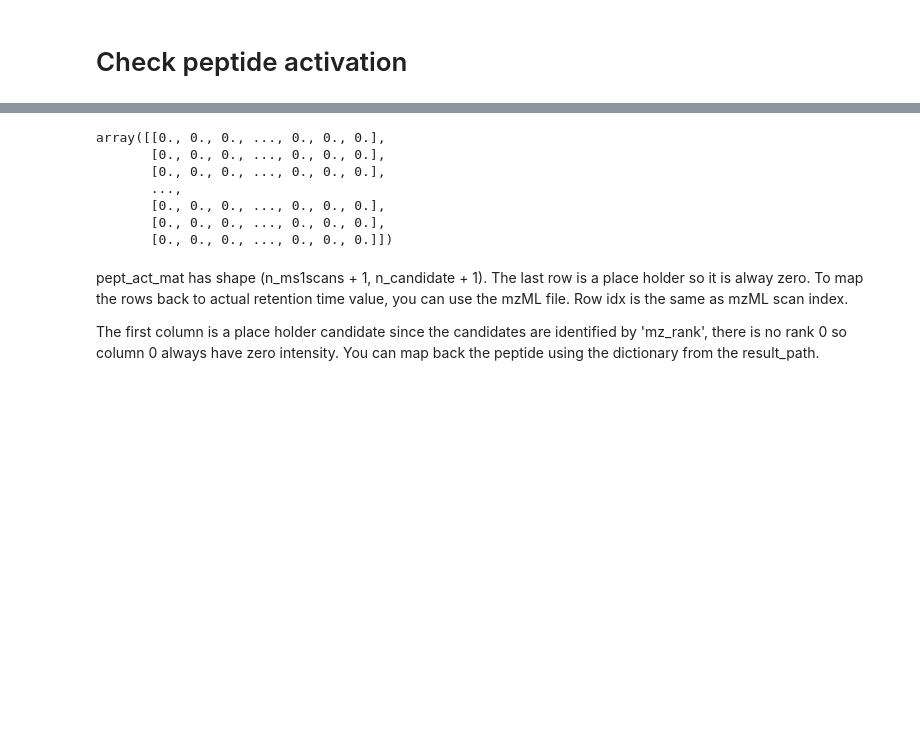
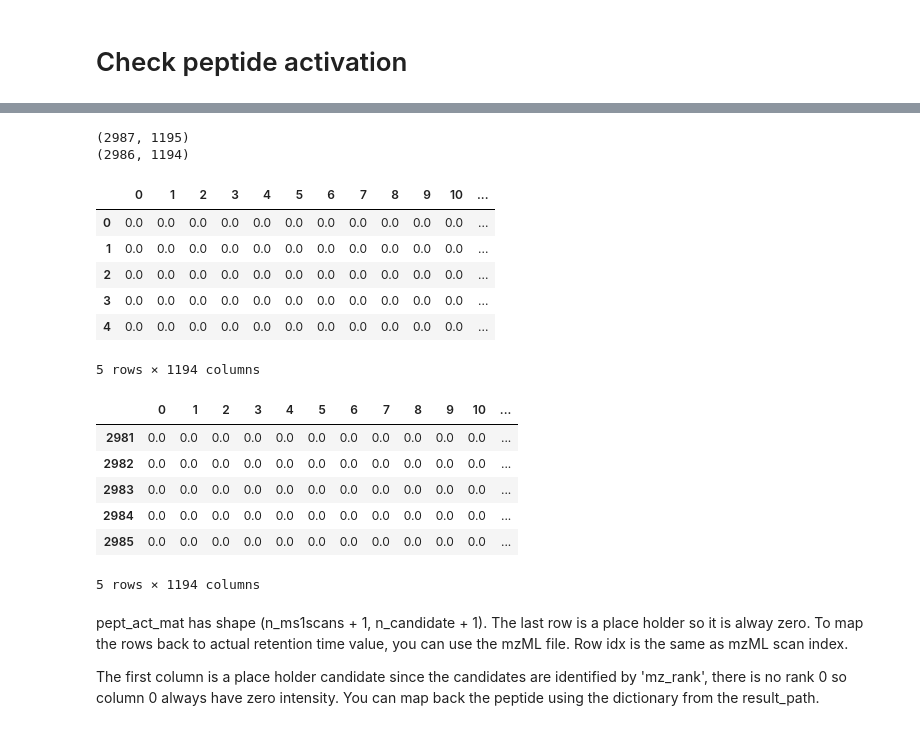
Before and after one commit to wilhelm-lab/SWAPS, a Jupyter notebook: SWAPS/notebooks/dev_90_ayla_test.ipynb, the cells around one changed output, grey strips where cells are left out. Saved outputs shown, nothing was run; the diff lists cells and outputs as text; code cells hidden in the pictures; blank space fills up the shorter version.

```diff
--- a/SWAPS/notebooks/dev_90_ayla_test.ipynb
+++ b/SWAPS/notebooks/dev_90_ayla_test.ipynb
@@ -127,16 +135,33 @@ pept_act_mat.shape
-# %%
-pept_act_mat
-# %% [output]
-array([[0., 0., 0., ..., 0., 0., 0.],
-       [0., 0., 0., ..., 0., 0., 0.],
-       [0., 0., 0., ..., 0., 0., 0.],
-       ...,
-       [0., 0., 0., ..., 0., 0., 0.],
-       [0., 0., 0., ..., 0., 0., 0.],
-       [0., 0., 0., ..., 0., 0., 0.]])
 # %%
 pept_act_sum_by_scan = pept_act_mat.sum(axis=1)
 pept_act_sum_by_pept = pept_act_mat.sum(axis=0)
+# %%
+pept_act_df = pd.DataFrame(pept_act_mat)
+print(pept_act_df.shape)
+
+pept_act_df = pept_act_df.drop(pept_act_df.tail(1).index, axis=0)
+pept_act_df = pept_act_df.drop(pept_act_df.columns[-1], axis=1)
+
+print(pept_act_df.shape)
+display(pept_act_df.head())
+display(pept_act_df.tail())
+# %% [output]
+(2987, 1195)
+(2986, 1194)
+|  | 0 | 1 | 2 | 3 | 4 | 5 | 6 | 7 | 8 | 9 | 10 | ... |
+| 0 | 0.0 | 0.0 | 0.0 | 0.0 | 0.0 | 0.0 | 0.0 | 0.0 | 0.0 | 0.0 | 0.0 | ... |
+| 1 | 0.0 | 0.0 | 0.0 | 0.0 | 0.0 | 0.0 | 0.0 | 0.0 | 0.0 | 0.0 | 0.0 | ... |
+| 2 | 0.0 | 0.0 | 0.0 | 0.0 | 0.0 | 0.0 | 0.0 | 0.0 | 0.0 | 0.0 | 0.0 | ... |
+| 3 | 0.0 | 0.0 | 0.0 | 0.0 | 0.0 | 0.0 | 0.0 | 0.0 | 0.0 | 0.0 | 0.0 | ... |
+| 4 | 0.0 | 0.0 | 0.0 | 0.0 | 0.0 | 0.0 | 0.0 | 0.0 | 0.0 | 0.0 | 0.0 | ... |
+5 rows × 1194 columns
+|  | 0 | 1 | 2 | 3 | 4 | 5 | 6 | 7 | 8 | 9 | 10 | ... |
+| 2981 | 0.0 | 0.0 | 0.0 | 0.0 | 0.0 | 0.0 | 0.0 | 0.0 | 0.0 | 0.0 | 0.0 | ... |
+| 2982 | 0.0 | 0.0 | 0.0 | 0.0 | 0.0 | 0.0 | 0.0 | 0.0 | 0.0 | 0.0 | 0.0 | ... |
+| 2983 | 0.0 | 0.0 | 0.0 | 0.0 | 0.0 | 0.0 | 0.0 | 0.0 | 0.0 | 0.0 | 0.0 | ... |
+| 2984 | 0.0 | 0.0 | 0.0 | 0.0 | 0.0 | 0.0 | 0.0 | 0.0 | 0.0 | 0.0 | 0.0 | ... |
+| 2985 | 0.0 | 0.0 | 0.0 | 0.0 | 0.0 | 0.0 | 0.0 | 0.0 | 0.0 | 0.0 | 0.0 | ... |
+5 rows × 1194 columns
 # %% [markdown]
 pept_act_mat has shape (n_ms1scans + 1, n_candidate + 1). The last row is a place holder so it is alway zero. To map the rows back to actual retention time value, you can use the mzML file. Row idx is the same as mzML scan index.
 
```
Also changed, not shown: parts of 10 cells of this notebook.
